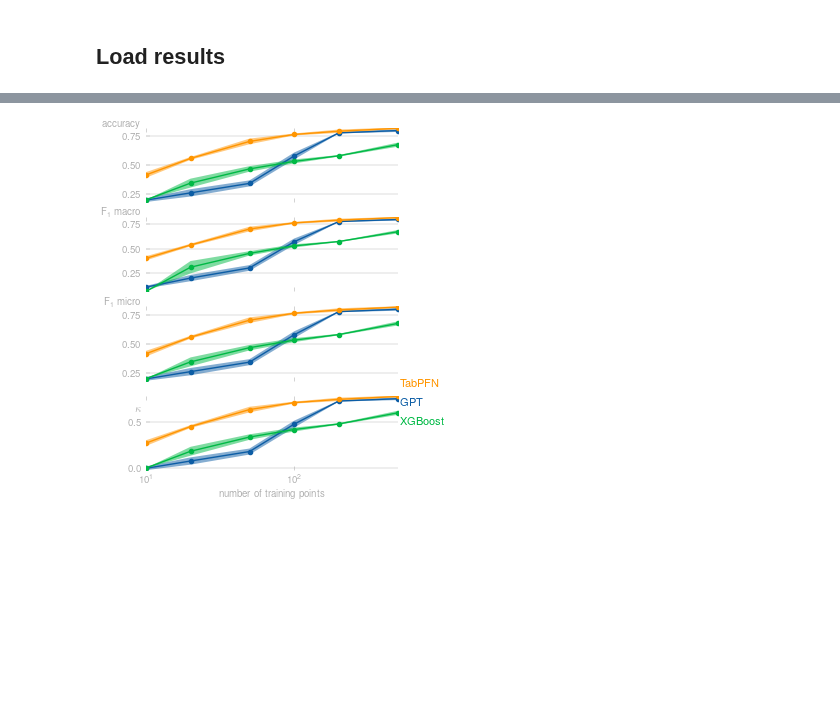
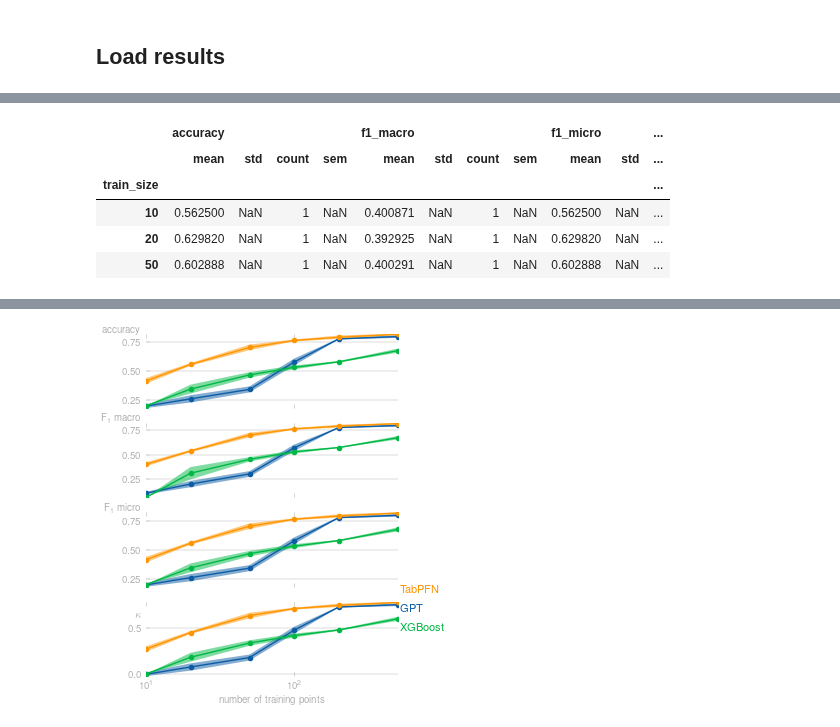
Before and after one commit to kjappelbaum/gptchem, a Jupyter notebook: experiments/03_classification/mof_solvent/balasz/plot_results.ipynb, the cells around one changed output, grey strips where cells are left out. Saved outputs shown, nothing was run; the diff lists cells and outputs as text; code cells hidden in the pictures; blank space fills up the shorter version.

```diff
--- a/experiments/03_classification/mof_solvent/balasz/plot_results.ipynb
+++ b/experiments/03_classification/mof_solvent/balasz/plot_results.ipynb
@@ -99,0 +124,9 @@ grouped_res.loc[:]
+# %%
+grouped_xgboost_res
+# %% [output]
+|  | accuracy |  |  |  | f1_macro |  |  |  | f1_micro |  | ... |
+|  | mean | std | count | sem | mean | std | count | sem | mean | std | ... |
+| train_size |  |  |  |  |  |  |  |  |  |  | ... |
+| 10 | 0.562500 | NaN | 1 | NaN | 0.400871 | NaN | 1 | NaN | 0.562500 | NaN | ... |
+| 20 | 0.629820 | NaN | 1 | NaN | 0.392925 | NaN | 1 | NaN | 0.629820 | NaN | ... |
+| 50 | 0.602888 | NaN | 1 | NaN | 0.400291 | NaN | 1 | NaN | 0.602888 | NaN | ... |
```
Also changed, not shown: parts of 10 cells of this notebook, 32 other files.
